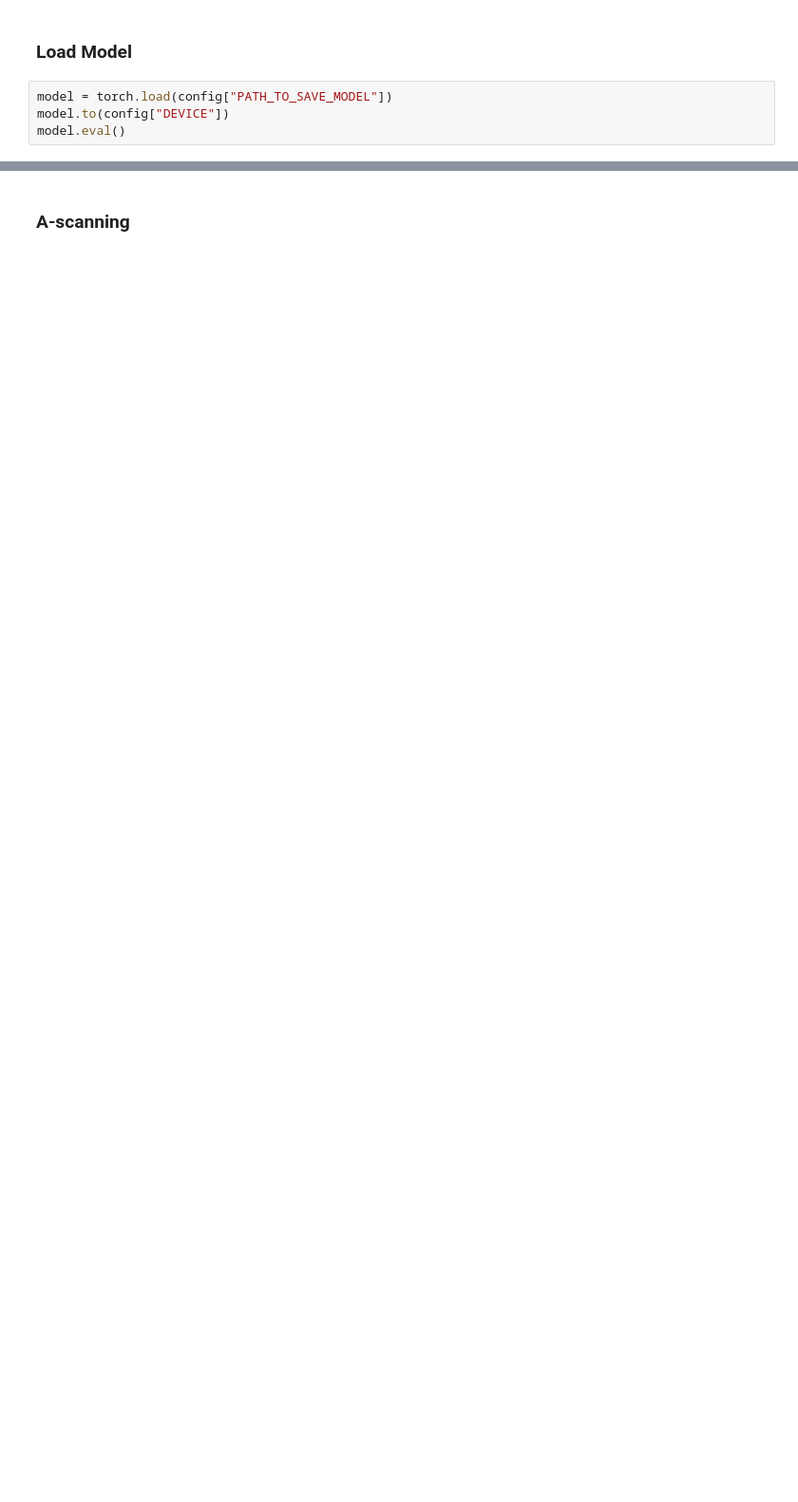
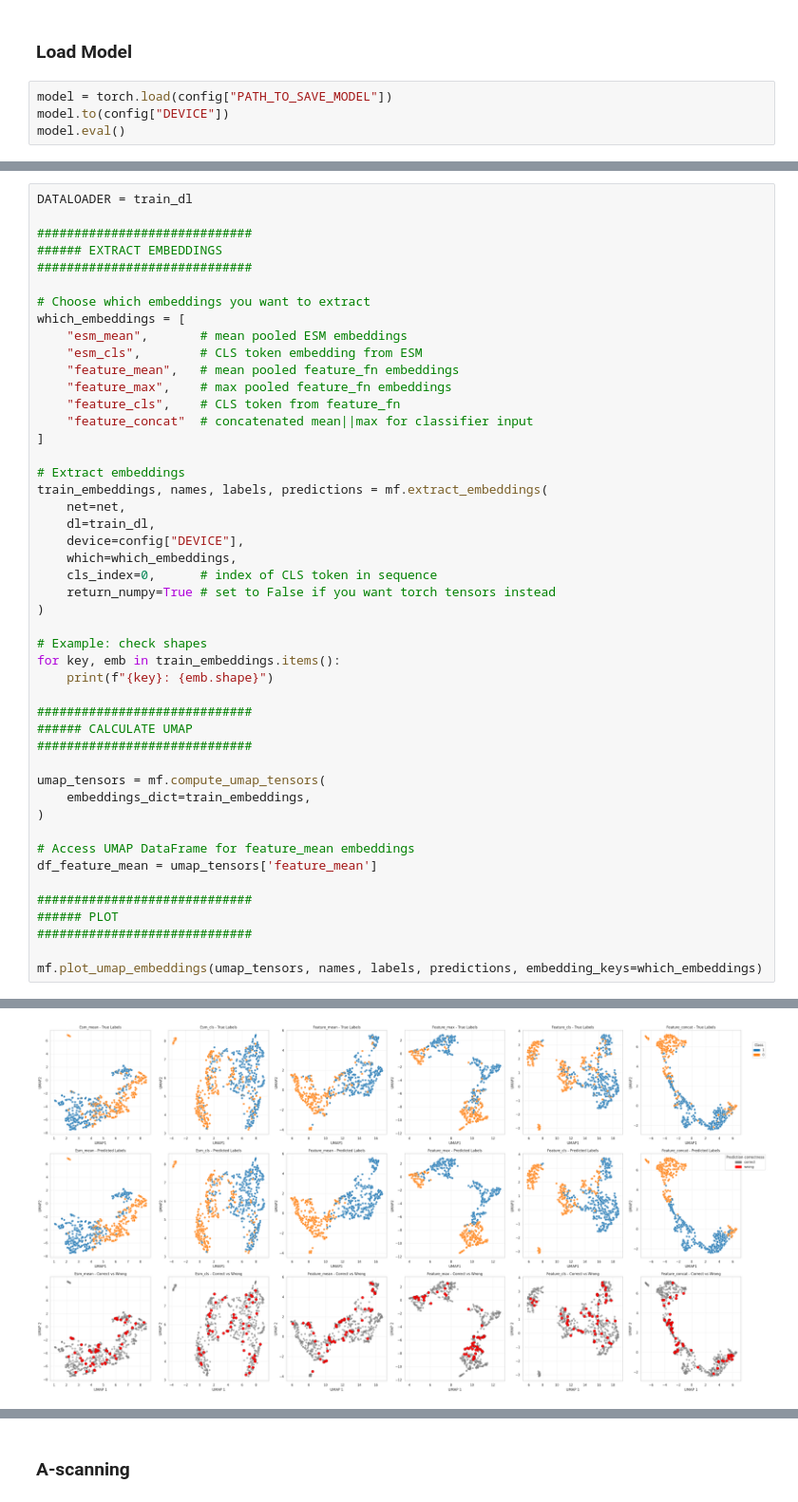
Before and after one commit to 8gabri8/ESMSec, a Jupyter notebook: my_train.ipynb, the cells around one changed output, grey strips where cells are left out. Shown at 95% size. Cells and saved outputs as stored; diff of their text form; blank space fills up the shorter version.

```diff
--- a/my_train.ipynb
+++ b/my_train.ipynb
@@ -181,0 +251,48 @@ model.eval()
+# %%
+DATALOADER = train_dl
+
+#############################
+###### EXTRACT EMBEDDINGS
+#############################
+
+# Choose which embeddings you want to extract
+which_embeddings = [
+    "esm_mean",       # mean pooled ESM embeddings
+    "esm_cls",        # CLS token embedding from ESM
+    "feature_mean",   # mean pooled feature_fn embeddings
+    "feature_max",    # max pooled feature_fn embeddings
+    "feature_cls",    # CLS token from feature_fn
+    "feature_concat"  # concatenated mean||max for classifier input
+]
+
+# Extract embeddings
+train_embeddings, names, labels, predictions = mf.extract_embeddings(
+    net=net,
+    dl=train_dl,
+    device=config["DEVICE"],
+    which=which_embeddings,
+    cls_index=0,      # index of CLS token in sequence
+    return_numpy=True # set to False if you want torch tensors instead
+)
+
+# Example: check shapes
+for key, emb in train_embeddings.items():
+    print(f"{key}: {emb.shape}")
+
+#############################
+###### CALCULATE UMAP
+#############################
+
+umap_tensors = mf.compute_umap_tensors(
+    embeddings_dict=train_embeddings,
+)
+
+# Access UMAP DataFrame for feature_mean embeddings
+df_feature_mean = umap_tensors['feature_mean']
+
+#############################
+###### PLOT
+#############################
+
+mf.plot_umap_embeddings(umap_tensors, names, labels, predictions, embedding_keys=which_embeddings)
+# %% [output]
@@ -181,0 +311 @@ model.eval()
+[figure, added]
```
Also changed, not shown: parts of 11 cells of this notebook, 3 other files.
